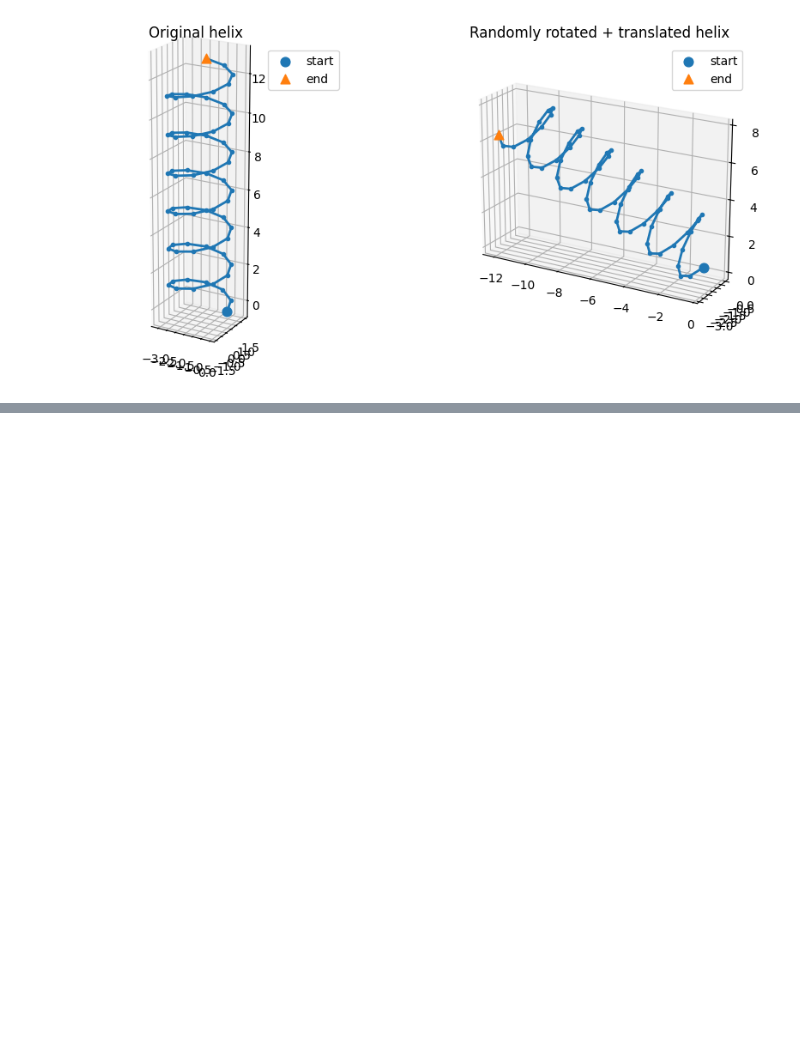
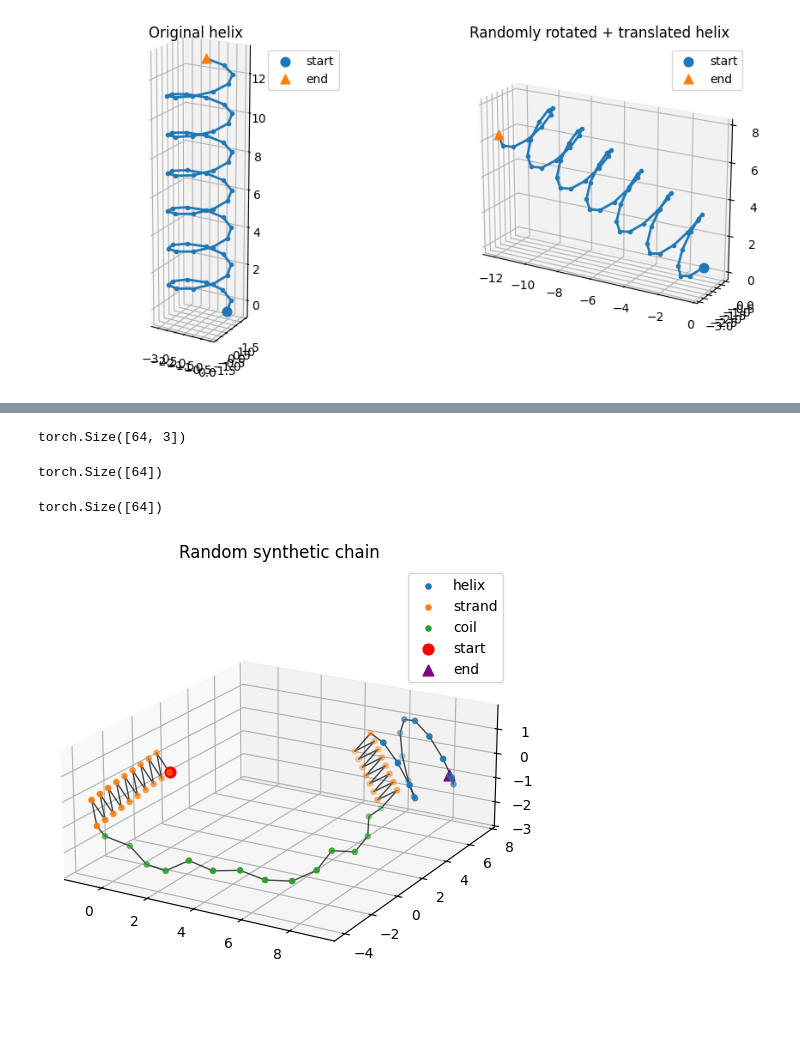
Before and after one commit to fin1cky/Protein-inspired-3D-Diffusion, a Jupyter notebook: notebooks/3D_diffusion.ipynb, the cells around one changed output, grey strips where cells are left out. Drawn from its saved outputs; the diff is of its cells as text; code cells hidden in the pictures; blank space fills up the shorter version.

```diff
--- a/notebooks/3D_diffusion.ipynb
+++ b/notebooks/3D_diffusion.ipynb
@@ -254,0 +467,12 @@ plt.show()
+# %%
+def sample_motif_kinds(n_segments, motif_names=("helix", "strand", "coil")):
+  kinds = []
+  prev = None # avoiding consecutive duplicate motif types for now
+
+  for _ in range(n_segments):
+    choices = [m for m in motif_names if m!=prev]
+    kind = random.choice(choices)
+    kinds.append(kind)
+    prev = kind
+
+  return kinds
@@ -254,0 +537,14 @@ plt.show()
+# %%
+specs = sample_random_specs(
+    total_len=64,
+    min_segments=3,
+    max_segments=5,
+    min_len=12,
+    max_len=24
+)
+
+print("Random specs:")
+for s in specs:
+  print(s["kind"], s["length"], s["kwargs"])
+
+print("Total length:", sum(s["length"] for s in specs))
@@ -254,0 +558,26 @@ plt.show()
+# %%
+coords, labels, seg_ids = stitch_segments(
+    specs,
+    bond_len=1.0,
+    random_orient=True,
+    device=device
+)
+# %%
+print(coords.shape)
+# %% [output]
+torch.Size([64, 3])
+# %%
+print(labels.shape)
+# %% [output]
+torch.Size([64])
+# %%
+print(seg_ids.shape)
+# %% [output]
+torch.Size([64])
+# %%
+fig = plt.figure(figsize=(7, 6))
+ax = fig.add_subplot(111, projection="3d")
+_ = plot_3d_chain(coords, labels, title="Random synthetic chain", ax=ax)
+plt.show()
+# %% [output]
+[figure, added]
```
Also changed, not shown: parts of 22 cells of this notebook.
